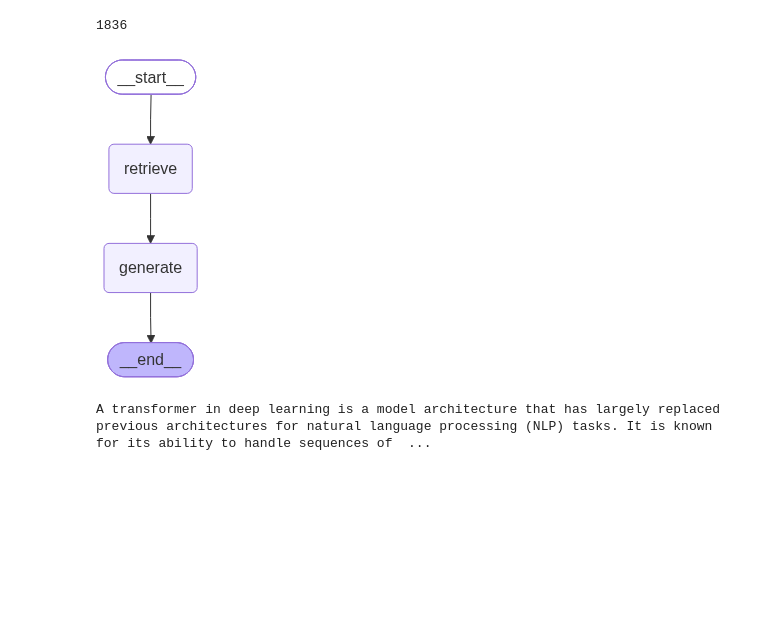
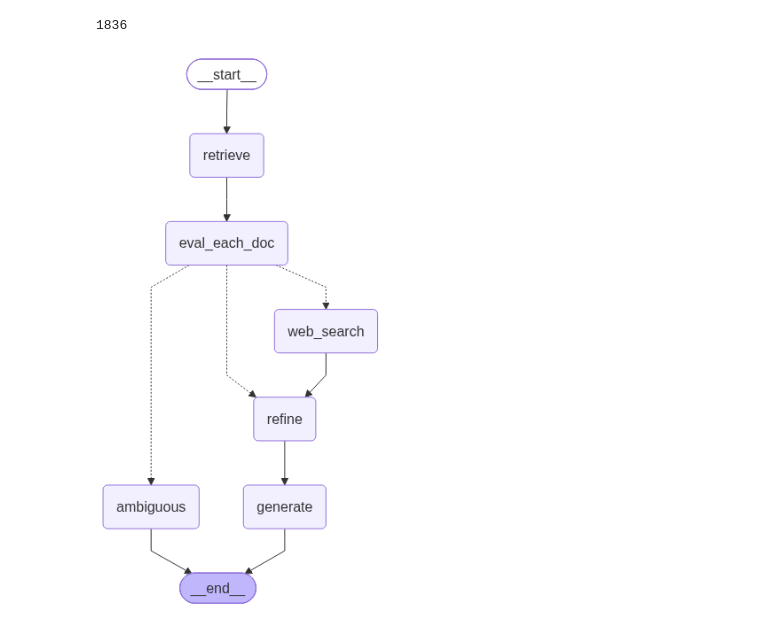
Before and after one commit to AmitojSinghChawla/langraph_scripts, a Jupyter notebook: CRAG/corrective_rag.ipynb, the cells around one changed output. Drawn from its saved outputs; the diff is of its cells as text; code cells hidden in the pictures; blank space fills up the shorter version.

```diff
--- a/CRAG/corrective_rag.ipynb
+++ b/CRAG/corrective_rag.ipynb
@@ -46,12 +50,20 @@ retriever = vector_store.as_retriever(search_type='similarity', search_kwargs={'
 
 # 4) LLM + prompt
 llm = ChatOpenAI(model="gpt-4o-mini", temperature=0)
+# %%
+UPPER_TH = 0.7
+LOWER_TH = 0.3
 # %%
 class State(TypedDict):
     question: str
     docs: List[Document]
     answer: str
 
+    good_docs : List[Document]
+    web_docs : List[Document]
+    verdict: str
+    reason : str
+
     strips : List[str]
     kept_strips : List[str]
     refined_context : str
@@ -70,21 +220,62 @@ def generate(state):
     context = "\n\n".join(d.page_content for d in state["docs"])
     out = (prompt | llm).invoke({"question": state["question"], "context": context})
     return {"answer": out.content}
+# %%
+
+def ambiguous_node(state: State) :
+    return {"answer": f"Ambiguous: {state['reason']}"}
+
+def route_after_eval(state: State) -> str:
+    if state["verdict"] == "CORRECT":
+        return "refine"
+    elif state["verdict"] == "INCORRECT":
+        return "web_search"
+    else:
+        return "ambiguous"
 # %%
 g = StateGraph(State)
 g.add_node("retrieve", retrieve)
+g.add_node("eval_each_doc", eval_each_doc_node)
+g.add_node("refine", refine)
 g.add_node("generate", generate)
+g.add_node("web_search", web_search)
+g.add_node("ambiguous", ambiguous_node)
+
+
 g.add_edge(START, "retrieve")
-g.add_edge("retrieve", "generate")
+g.add_edge("retrieve", "eval_each_doc")
+
+g.add_conditional_edges(
+    "eval_each_doc",
+    route_after_eval,
+    {"refine": "refine",
+     "web_search": "web_search",
+     "ambiguous": "ambiguous"}
+)
+g.add_edge("web_search", "refine")
+g.add_edge("refine", "generate")
 g.add_edge("generate", END)
+
+
 app = g.compile()
-
 app
 # %% [output]
-[figure, old version]
+[figure, new version]
 # %%
-# 5) Run
-res = app.invoke({"question": "WHat is a transformer in deep learning.", "docs": [], "answer": ""})
-print(res["answer"])
+res = app.invoke(
+    {
+        "question": "AI News from Last Month?",
+        "docs": [],
+        "good_docs": [],
+        "verdict": "",
+        "reason": "",
+        "strips": [],
+        "kept_strips": [],
+        "refined_context": "",
+        "answer": "",
+    }
+)
+
+print("VERDICT:", res["verdict"])
+print("REASON:", res["reason"])
+print("\nOUTPUT:\n", res["answer"])
-# %% [output]
-A transformer in deep learning is a model architecture that has largely replaced previous architectures for natural language processing (NLP) tasks. It is known for its ability to handle sequences of  ...
```
Also changed, not shown: parts of 8 cells of this notebook.
